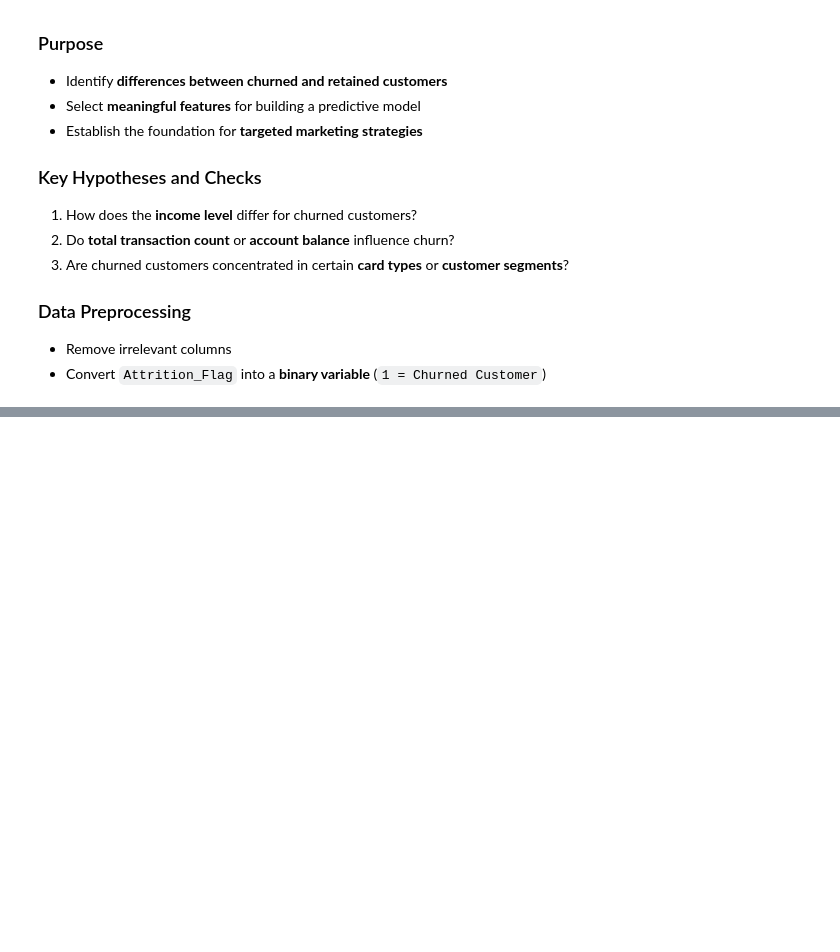
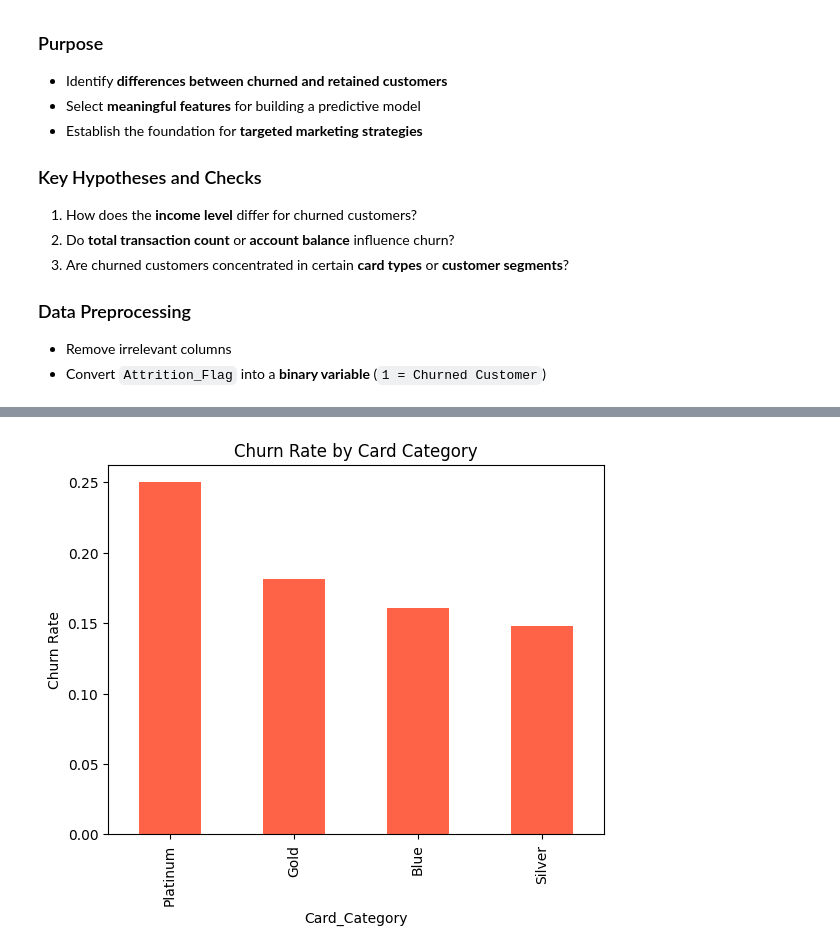
Before and after one commit to ld5ehom/recommend-ecommerce, a Jupyter notebook: notebook/ecommerce_churn_analysis.ipynb, the cells around one changed output, grey strips where cells are left out. Cells and saved outputs as stored; diff of their text form; code cells hidden in the pictures; blank space fills up the shorter version.

```diff
--- a/notebook/ecommerce_churn_analysis.ipynb
+++ b/notebook/ecommerce_churn_analysis.ipynb
@@ -136,0 +210,8 @@ plt.show()
+# %%
+# Churn rate by Card_Category
+churn_rate_by_cat = df.groupby("Card_Category")["Churn"].mean().sort_values(ascending=False)
+churn_rate_by_cat.plot(kind="bar", color="tomato", title="Churn Rate by Card Category")
+plt.ylabel("Churn Rate")
+plt.show()
+# %% [output]
+[figure, added]
```
Also changed, not shown: parts of 16 cells of this notebook, 4 other files.
